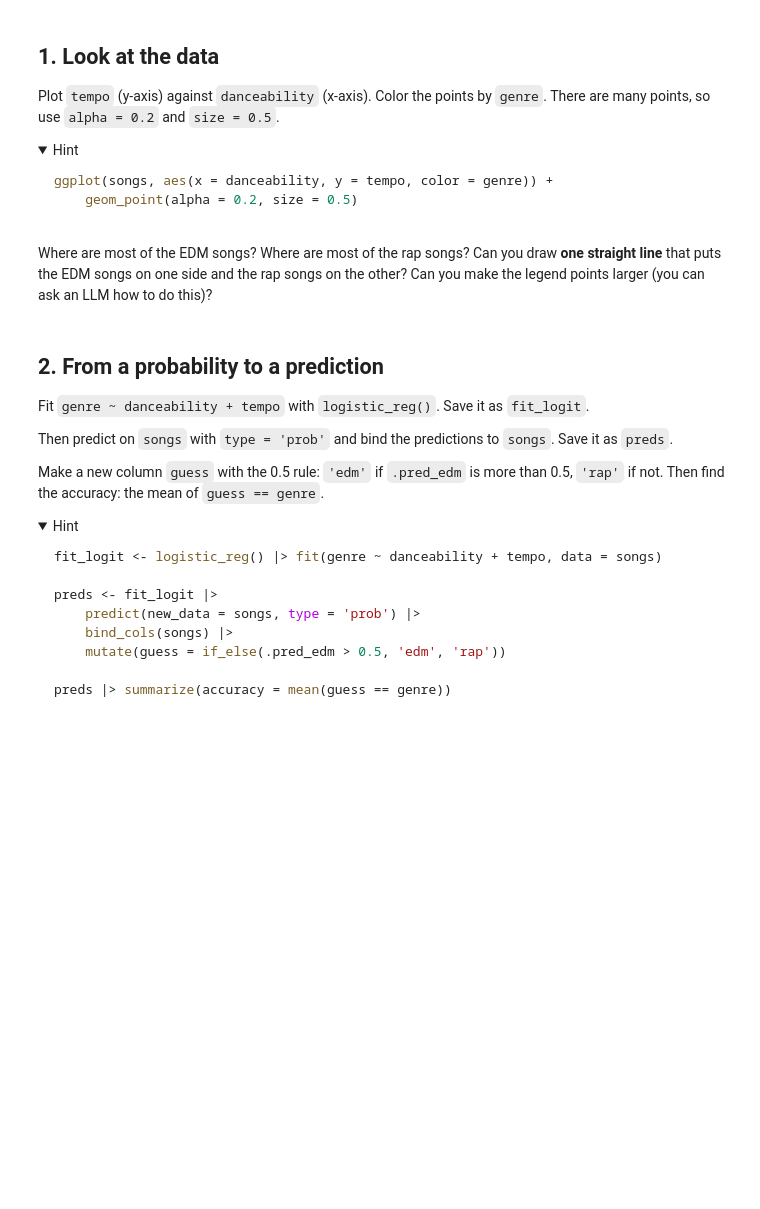
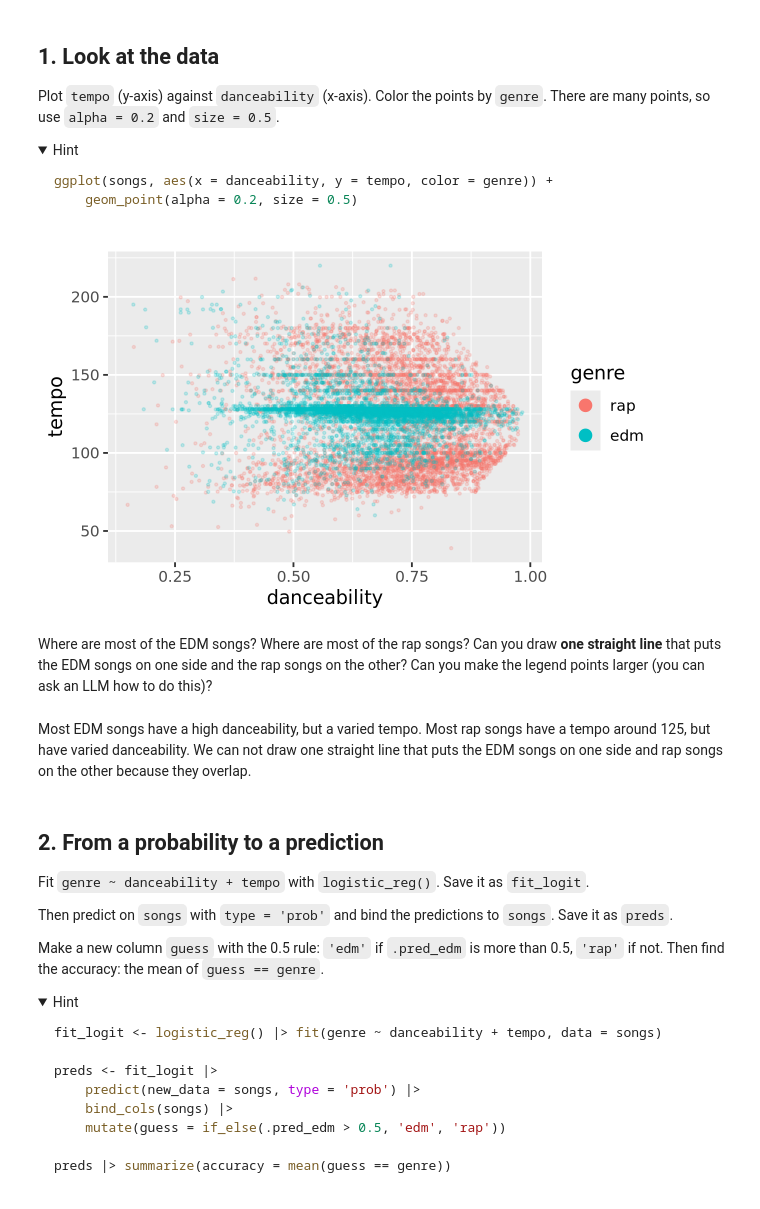
Before and after one commit to asharma0720/codespace, a Jupyter notebook: exercises/13-spotify-exercise.ipynb, the cells around one changed output. Drawn from its saved outputs; the diff is of its cells as text; code cells hidden in the pictures; folded sections open; blank space fills up the shorter version.

````diff
--- a/exercises/13-spotify-exercise.ipynb
+++ b/exercises/13-spotify-exercise.ipynb
@@ -50,8 +54,16 @@ ggplot(songs, aes(x = danceability, y = tempo, color = genre)) +
 ```
 
 </details>
+# %%
+ggplot(songs, aes(x = danceability, y = tempo, color = genre)) +
+geom_point(alpha = 0.2, size = 0.5) +
+guides(color = guide_legend(override.aes = list(size = 3, alpha = 1)))
+# %% [output]
+[figure, added]
 # %% [markdown]
 Where are most of the EDM songs? Where are most of the rap songs? Can you draw **one straight line** that puts the EDM songs on one side and the rap songs on the other? Can you make the legend points larger (you can ask an LLM how to do this)?
+# %% [markdown]
+Most EDM songs have a high danceability, but a varied tempo. Most rap songs have a tempo around 125, but have varied danceability. We can not draw one straight line that puts the EDM songs on one side and rap songs on the other because they overlap.
 # %% [markdown]
 ## 2. From a probability to a prediction
 
````
Also changed, not shown: parts of 9 cells of this notebook, 2 other files.
